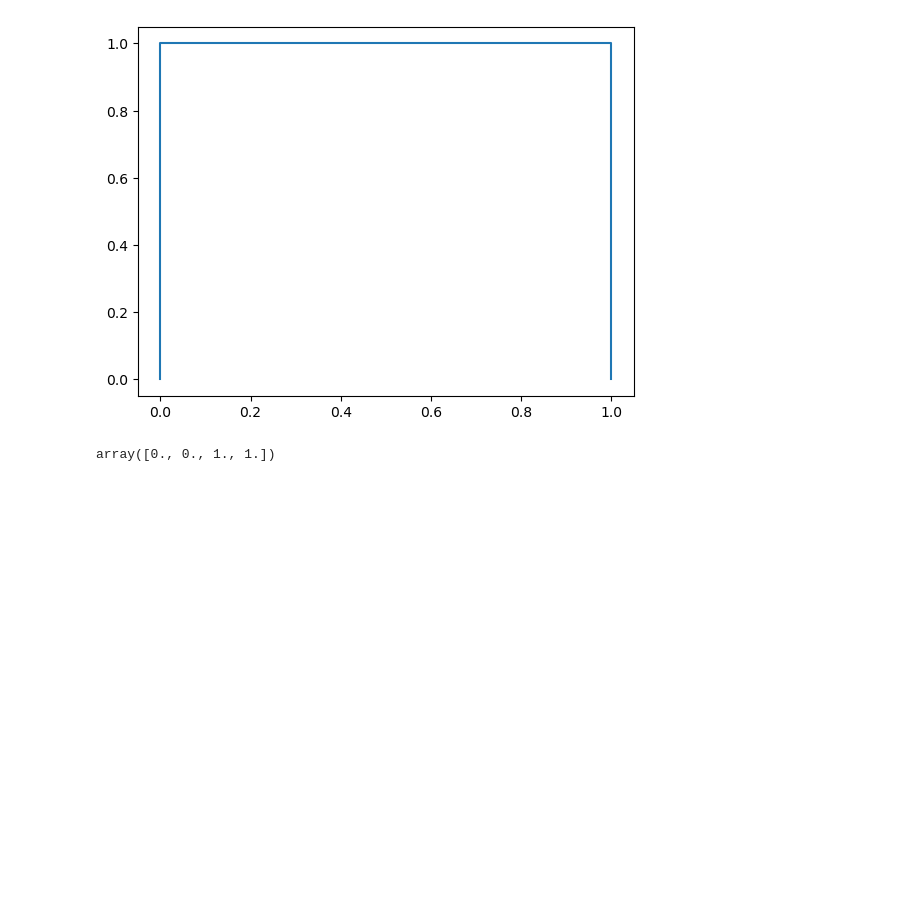
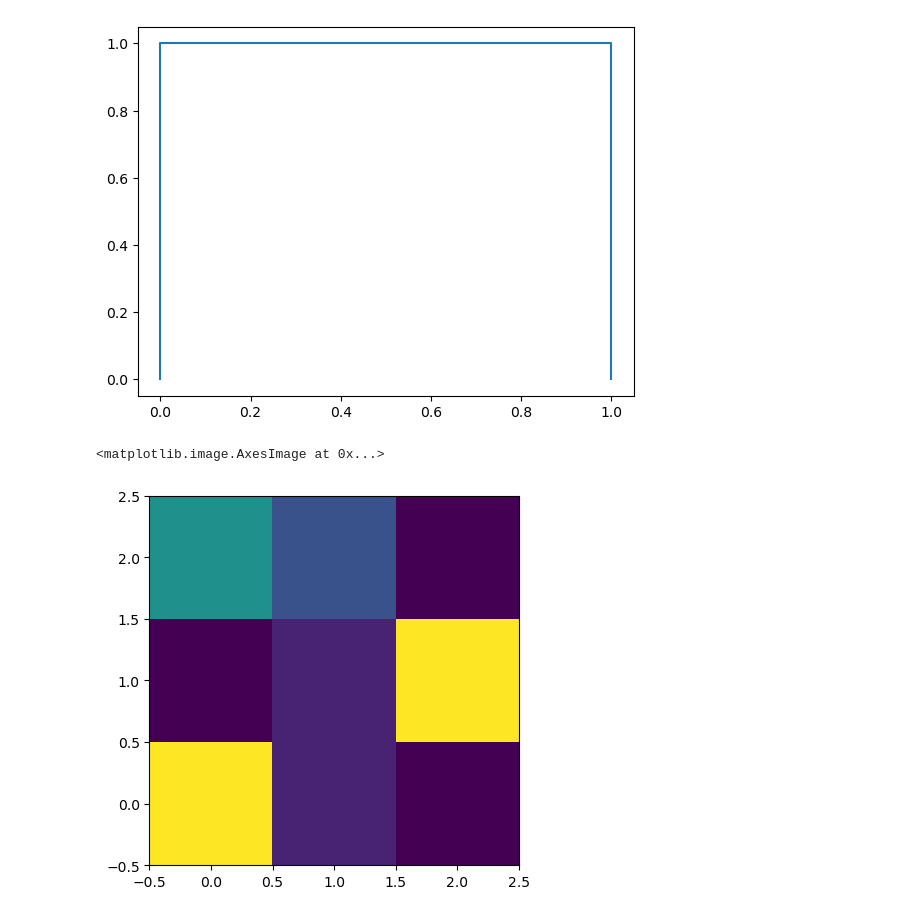
Before and after one commit to OlivierAM23/ds5_assignment_group7, a Jupyter notebook: testing.ipynb, the cells around one changed output. Saved outputs shown, nothing was run; the diff lists cells and outputs as text; code cells hidden in the pictures; blank space fills up the shorter version.

```diff
--- a/testing.ipynb
+++ b/testing.ipynb
@@ -55,7 +55,13 @@ plt.plot(b.real,b.imag)
 # %% [output]
 [<matplotlib.lines.Line2D at 0x...>]
 [figure]
-# %%
-b.real
-# %% [output]
-array([0., 0., 1., 1.])
+# %%
+c=np.array([[100,10,0],[0,10,100],[50,25,0]])
+#plt.xlim([-1.5,0.5])
+#plt.ylim([-1,1])
+#plt.xticks([-4,4])
+#plt.yticks([-4,4])
+plt.imshow(c, origin='lower')
+# %% [output]
+<matplotlib.image.AxesImage at 0x...>
+[figure, added]
```
Also changed, not shown: parts of 5 cells of this notebook, 1 other file.
